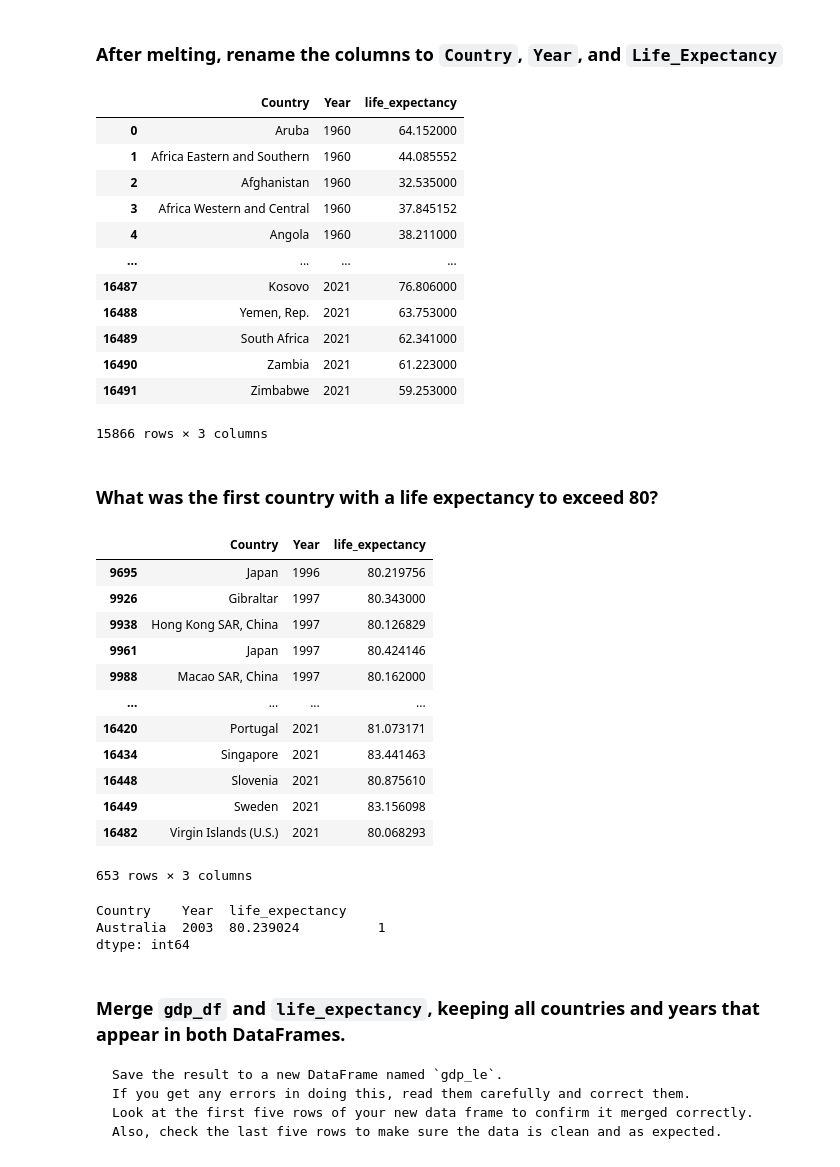
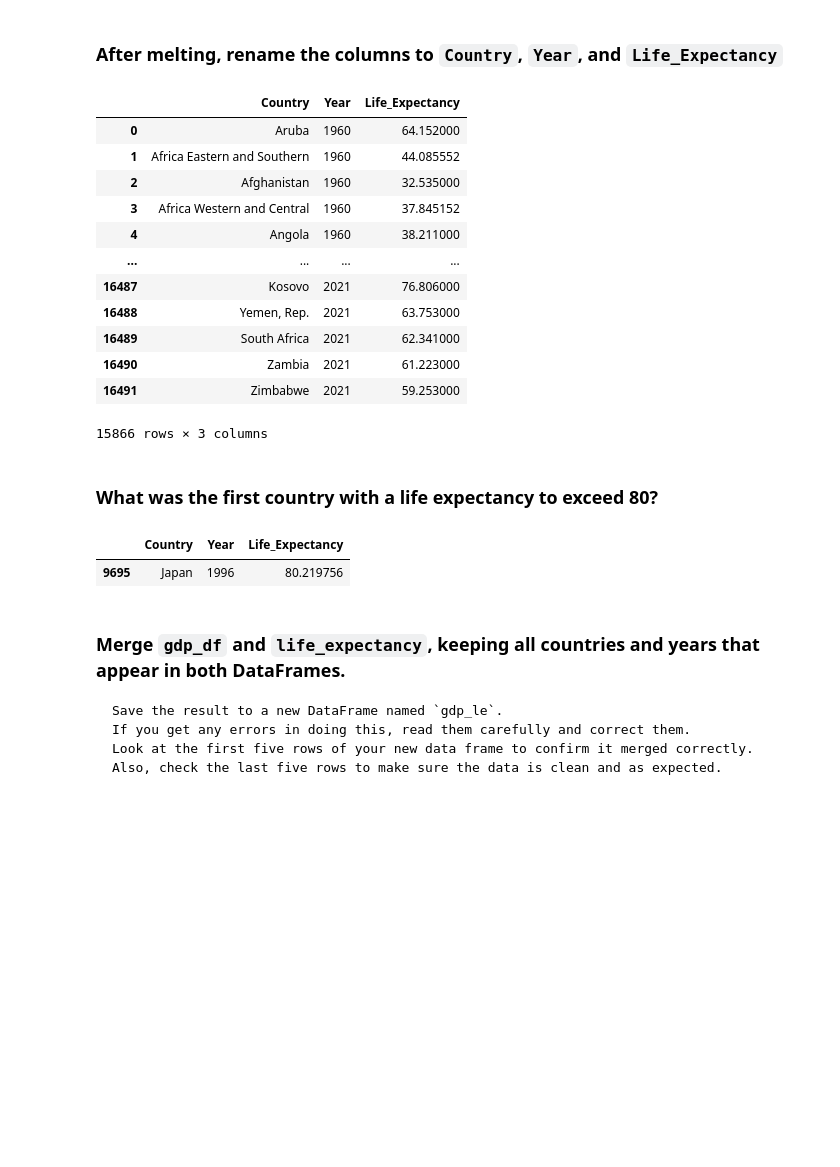
Before and after one commit to nss-data-science-cohort-7/un-exploration-gtorres2, a Jupyter notebook: UN_EXPLORATION_2.ipynb, the cells around one changed output. Cells and saved outputs as stored; diff of their text form; code cells hidden in the pictures; blank space fills up the shorter version.

```diff
--- a/UN_EXPLORATION_2.ipynb
+++ b/UN_EXPLORATION_2.ipynb
@@ -1136,10 +1178,10 @@ life_expectancy
 # %% [markdown]
  ### After melting, rename the columns to `Country`, `Year`, and `Life_Expectancy`
 # %%
-life_expectancy = life_expectancy.rename(columns = {'Country Name' : 'Country'})
+life_expectancy = life_expectancy.rename(columns = {'Country Name' : 'Country', 'Year' : 'Year', 'life_expectancy': 'Life_Expectancy'})
 life_expectancy
 # %% [output]
-|  | Country | Year | life_expectancy |
+|  | Country | Year | Life_Expectancy |
 | 0 | Aruba | 1960 | 64.152000 |
 | 1 | Africa Eastern and Southern | 1960 | 44.085552 |
 | 2 | Afghanistan | 1960 | 32.535000 |
@@ -1157,31 +1199,13 @@ life_expectancy
 # %%
 #value = x
 #result = df[df['Column Name'] == value]
 
 #df[df['Column Name'] == value]>= 80
 
-l_e_80 = life_expectancy[life_expectancy['life_expectancy'] > 80]
-l_e_80
+life_expectancy[life_expectancy['Life_Expectancy'] > 80].head(1)
 # %% [output]
-|  | Country | Year | life_expectancy |
+|  | Country | Year | Life_Expectancy |
 | 9695 | Japan | 1996 | 80.219756 |
-| 9926 | Gibraltar | 1997 | 80.343000 |
-| 9938 | Hong Kong SAR, China | 1997 | 80.126829 |
-| 9961 | Japan | 1997 | 80.424146 |
-| 9988 | Macao SAR, China | 1997 | 80.162000 |
-| ... | ... | ... | ... |
-| 16420 | Portugal | 2021 | 81.073171 |
-| 16434 | Singapore | 2021 | 83.441463 |
-| 16448 | Slovenia | 2021 | 80.875610 |
-| 16449 | Sweden | 2021 | 83.156098 |
-| 16482 | Virgin Islands (U.S.) | 2021 | 80.068293 |
-653 rows × 3 columns
-# %%
-l_e_80.value_counts(ascending=True).head(1)
-# %% [output]
-Country    Year  life_expectancy
-Australia  2003  80.239024          1
-dtype: int64
 # %% [markdown]
 ### Merge `gdp_df` and `life_expectancy`, keeping all countries and years that appear in both DataFrames.
     Save the result to a new DataFrame named `gdp_le`.
```
Also changed, not shown: parts of 47 cells of this notebook.
